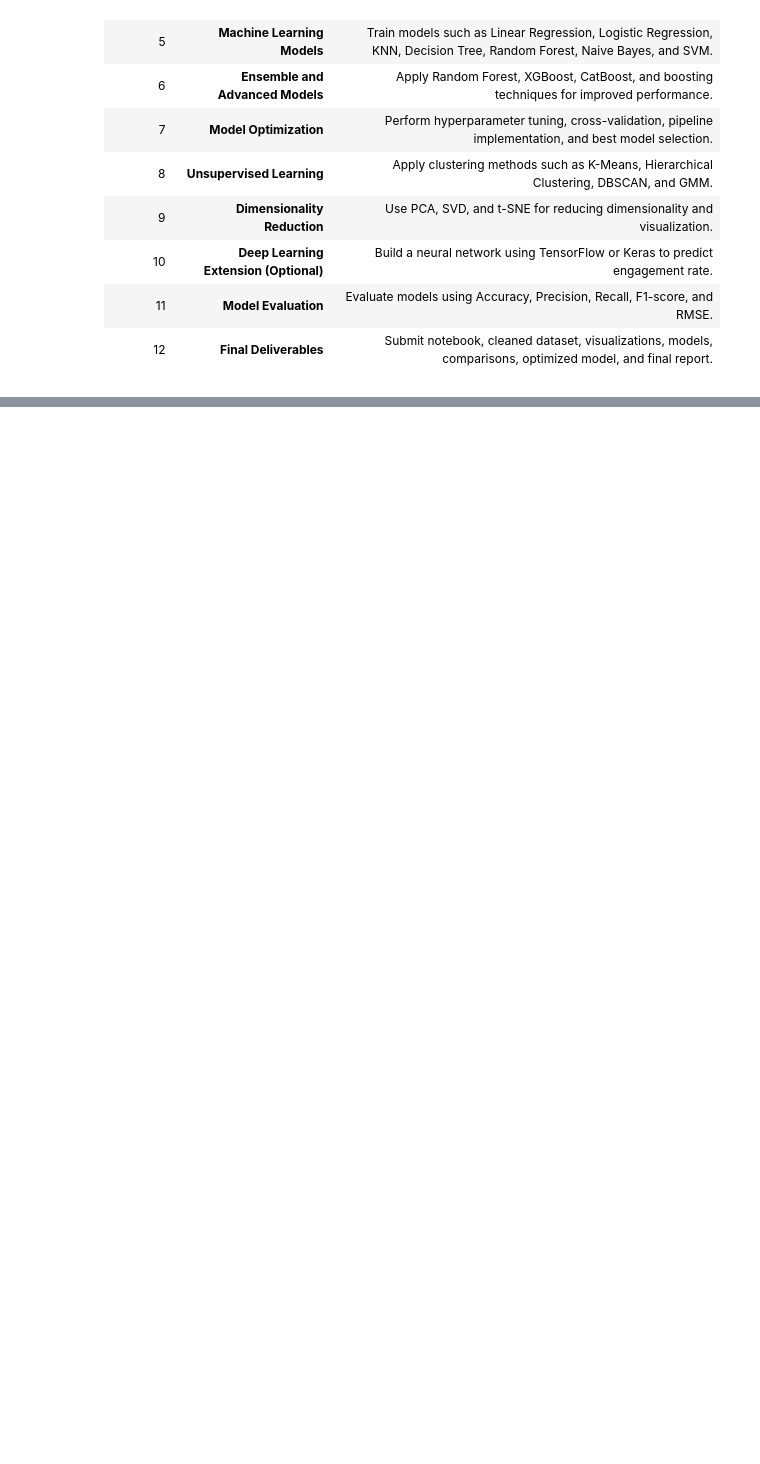
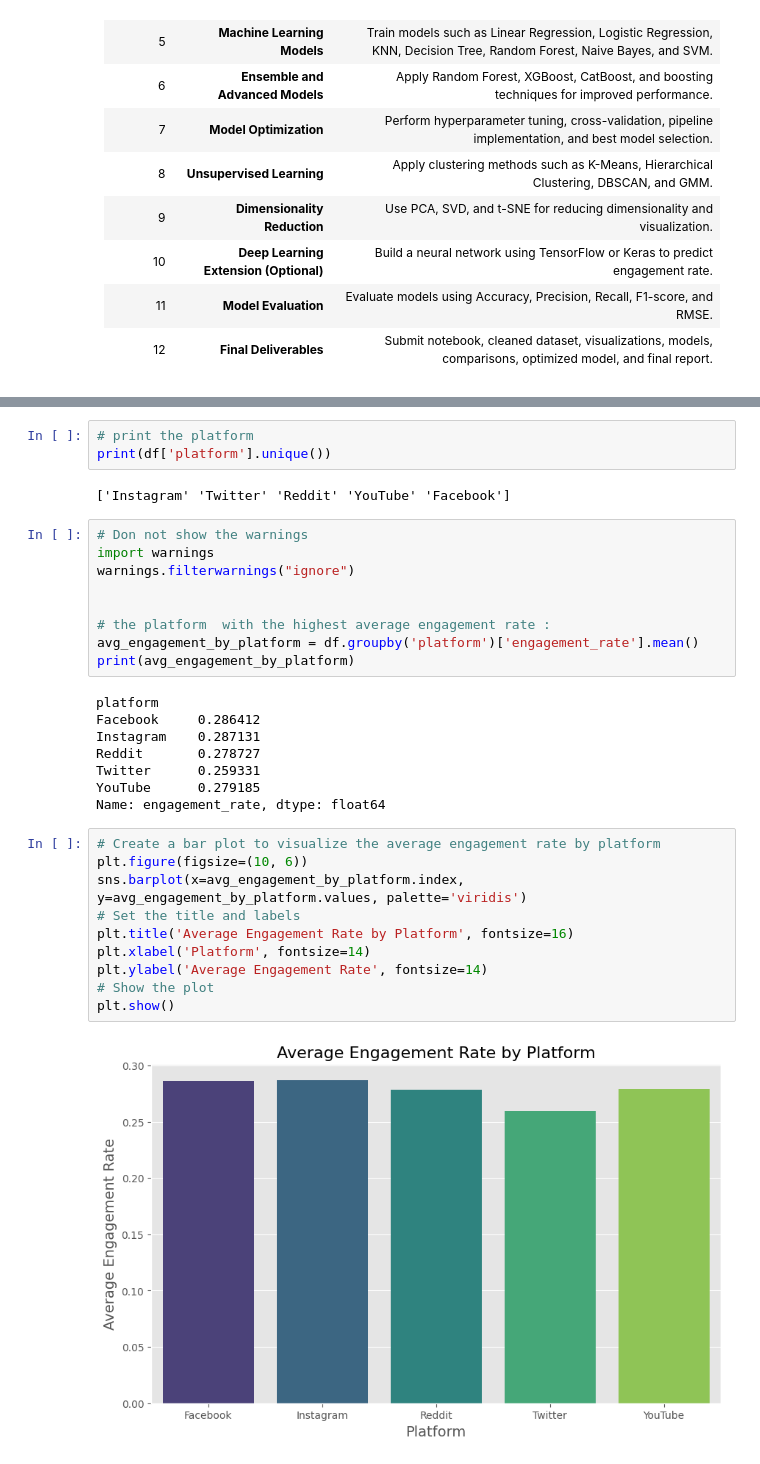
Before and after one commit to misbahkhattak718-pixel/Mentorship-Program--Devsil, a Jupyter notebook: Weekly Mini Projects/Week 9/ADVANCED SOCIAL MEDIA _ENGAGEMENT_PREDICTION.ipynb, the cells around one changed output, grey strips where cells are left out. Cells and saved outputs as stored; diff of their text form; blank space fills up the shorter version.

```diff
--- a/Weekly Mini Projects/Week 9/ADVANCED SOCIAL MEDIA _ENGAGEMENT_PREDICTION.ipynb
+++ b/Weekly Mini Projects/Week 9/ADVANCED SOCIAL MEDIA _ENGAGEMENT_PREDICTION.ipynb
@@ -257,0 +446,34 @@ ENGAGEMENT PREDICTION
+# %%
+# print the platform
+print(df['platform'].unique())
+# %% [output]
+['Instagram' 'Twitter' 'Reddit' 'YouTube' 'Facebook']
+# %%
+# Don not show the warnings
+import warnings
+warnings.filterwarnings("ignore")
+
+
+# the platform  with the highest average engagement rate :
+avg_engagement_by_platform = df.groupby('platform')['engagement_rate'].mean()
+print(avg_engagement_by_platform)
+# %% [output]
+platform
+Facebook     0.286412
+Instagram    0.287131
+Reddit       0.278727
+Twitter      0.259331
+YouTube      0.279185
+Name: engagement_rate, dtype: float64
+# %%
+# Create a bar plot to visualize the average engagement rate by platform
+plt.figure(figsize=(10, 6))
+sns.barplot(x=avg_engagement_by_platform.index, y=avg_engagement_by_platform.values, palette='viridis')
+# Set the title and labels
+plt.title('Average Engagement Rate by Platform', fontsize=16)
+plt.xlabel('Platform', fontsize=14)
+plt.ylabel('Average Engagement Rate', fontsize=14)
+# Show the plot
+plt.show()
+# %% [output]
+[figure, added]
```
Also changed, not shown: parts of 38 cells of this notebook.
